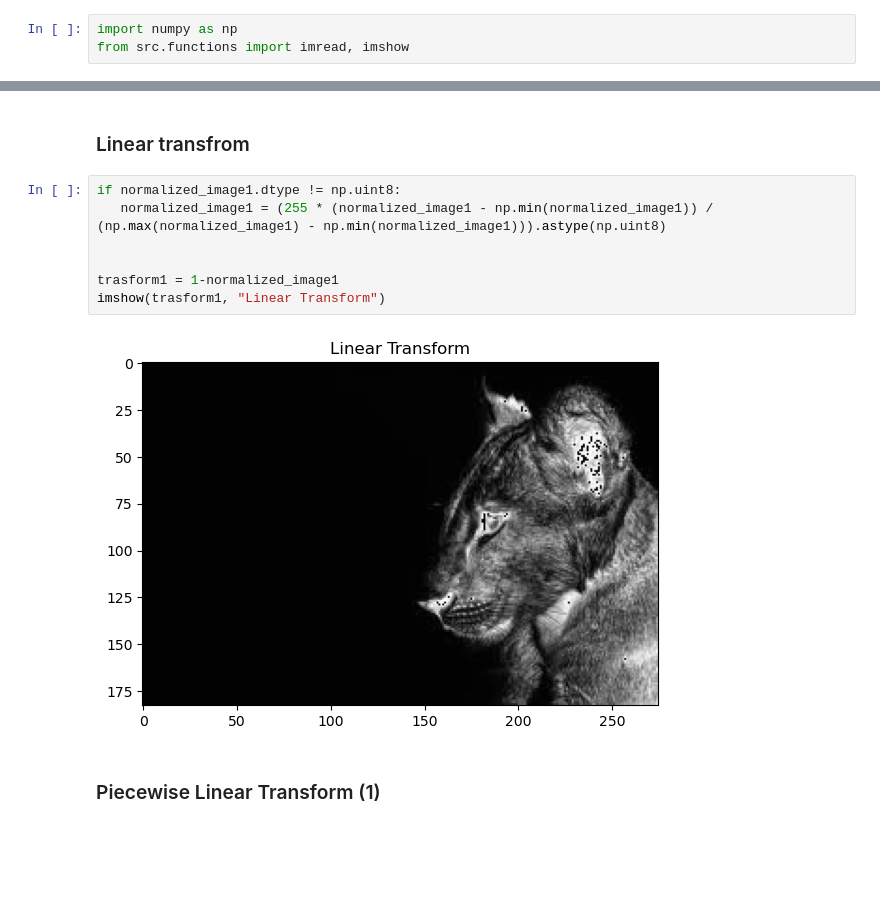
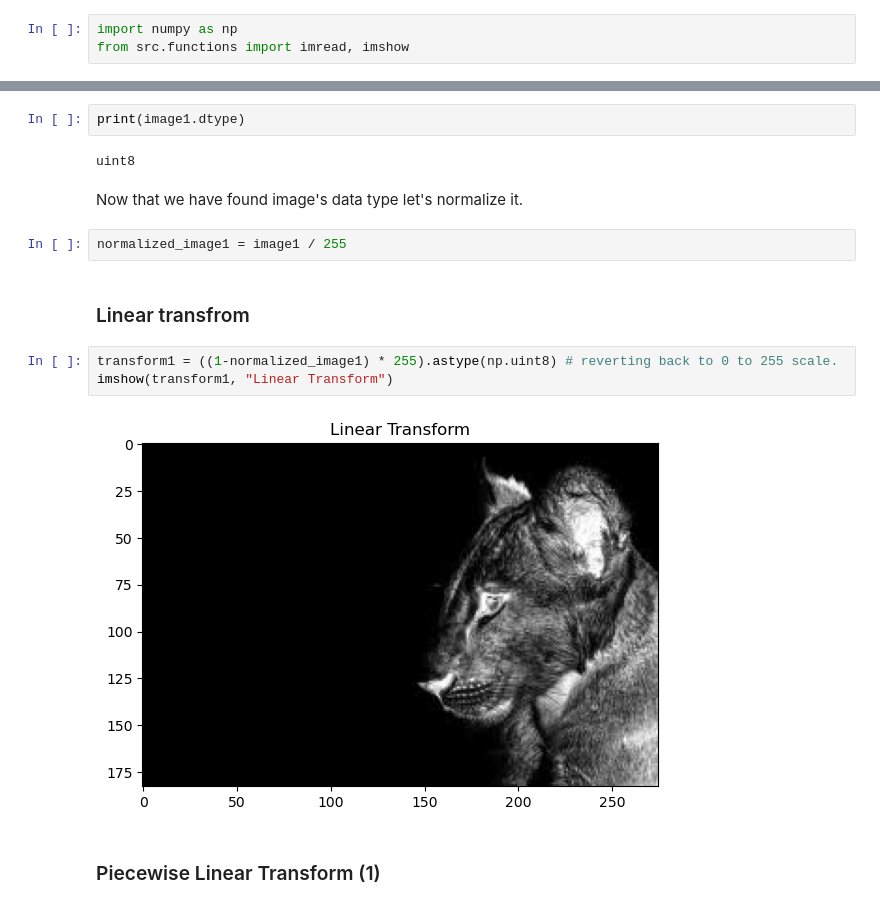
Before and after one commit to aradmehralian/Multi-Media-Projects, a Jupyter notebook: Project2/Q2.ipynb, the cells around one changed output, grey strips where cells are left out. Cells and saved outputs as stored; diff of their text form; blank space fills up the shorter version.

Commit message:
Fix Project2/Q2.ipynb
The output matrices needed to be reverted back to
{0, 255} scale.

```diff
--- a/Project2/Q2.ipynb
+++ b/Project2/Q2.ipynb
@@ -13,14 +14,18 @@ normalized_image1 = image1 / 255
+# %%
+print(image1.dtype)
+# %% [output]
+uint8
+# %% [markdown]
+Now that we have found image's data type let's normalize it.
+# %%
+normalized_image1 = image1 / 255
 # %% [markdown]
 ### Linear transfrom
-# %%
-if normalized_image1.dtype != np.uint8:
-   normalized_image1 = (255 * (normalized_image1 - np.min(normalized_image1)) / (np.max(normalized_image1) - np.min(normalized_image1))).astype(np.uint8)
-
-
-trasform1 = 1-normalized_image1
-imshow(trasform1, "Linear Transform")
-# %% [output]
-[figure, removed]
+# %%
+transform1 = ((1-normalized_image1) * 255).astype(np.uint8) # reverting back to 0 to 255 scale.
+imshow(transform1, "Linear Transform")
+# %% [output]
+[figure, added]
 # %% [markdown]
 ### Piecewise Linear Transform (1)
 # %%
```
Also changed, not shown: parts of 7 cells of this notebook.
